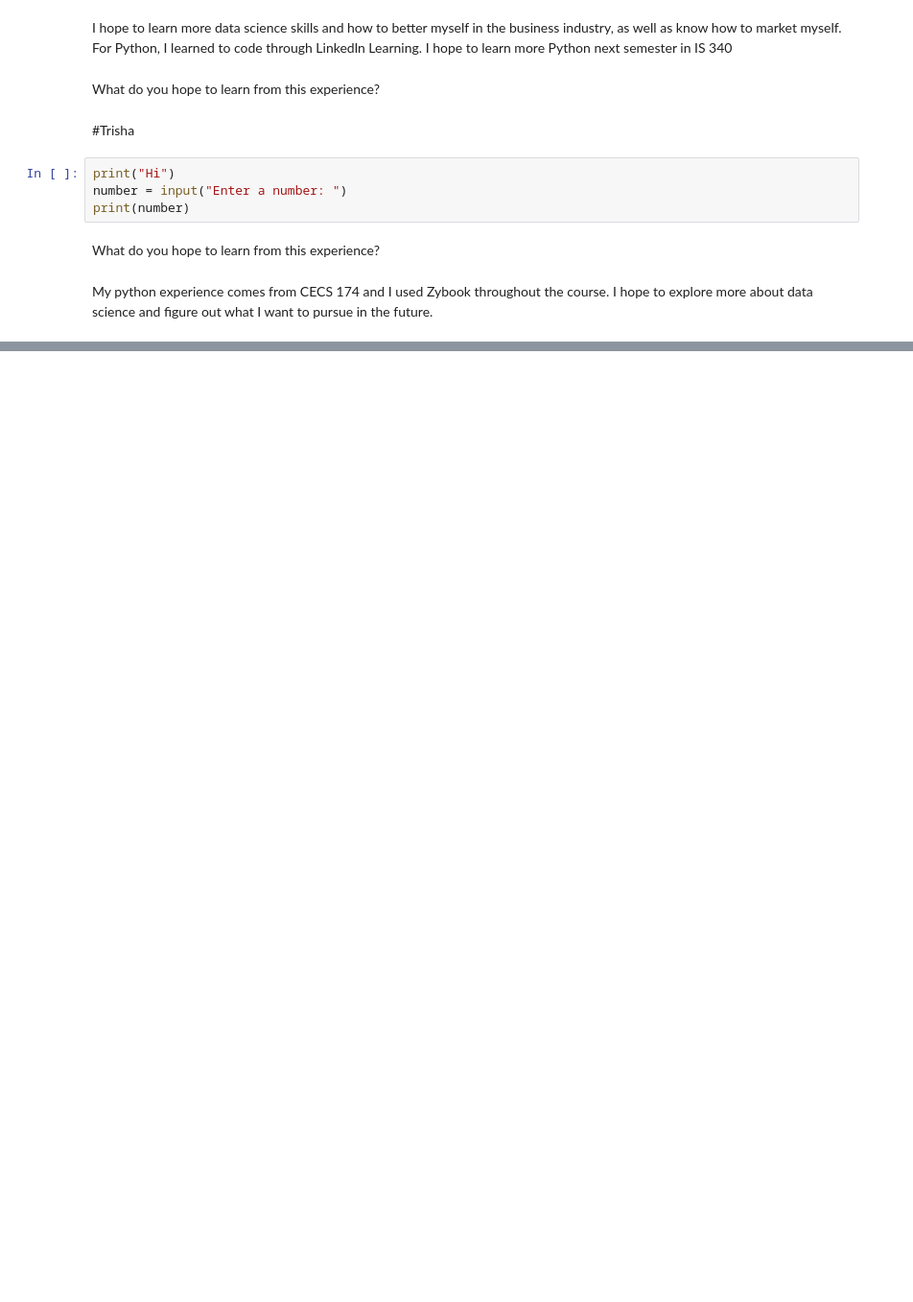
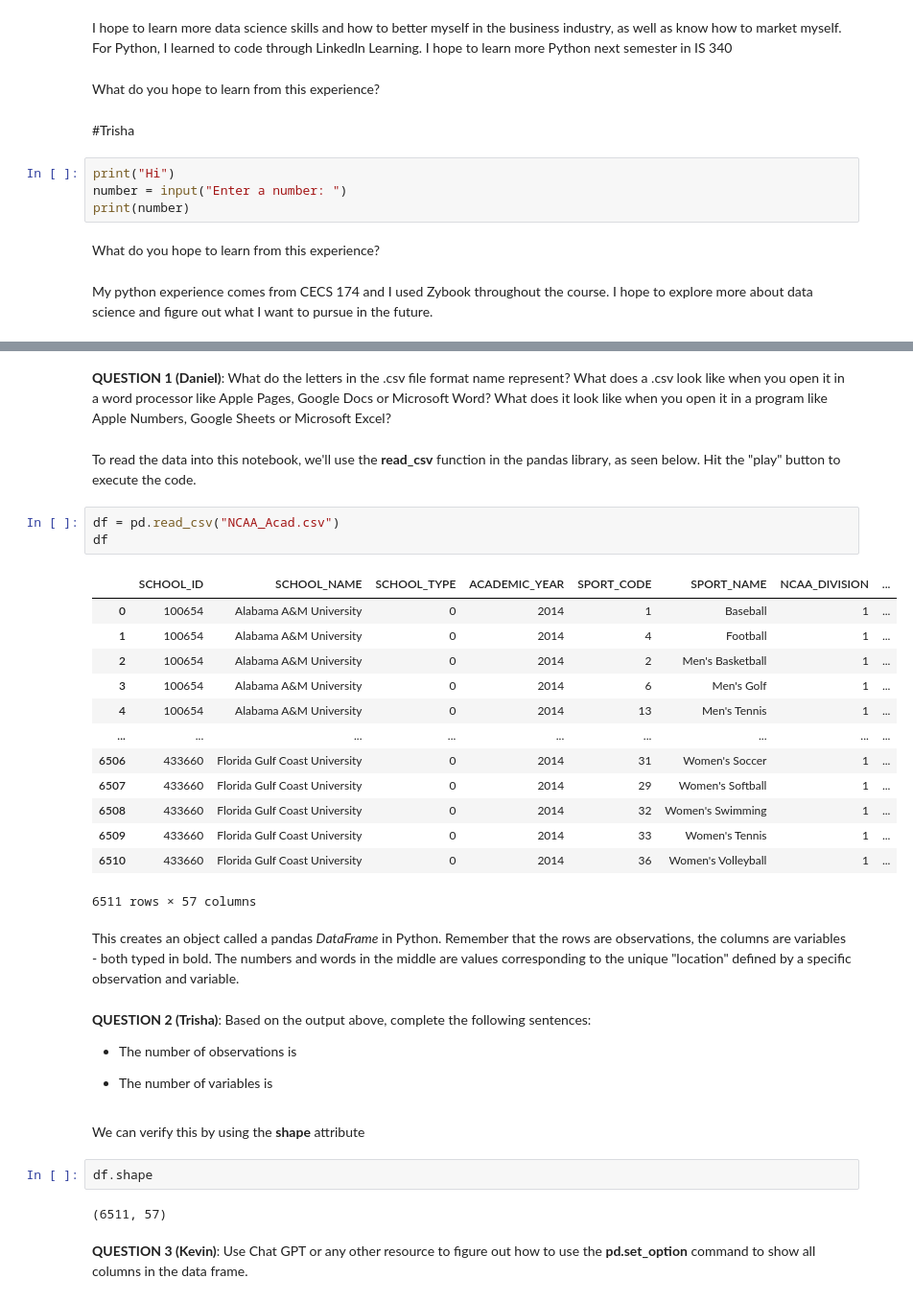
Before and after one commit to ksuaray/F23_697LAEP, a Jupyter notebook: STAT_697_+_LAEP_F23_Group_Notebook.ipynb, the cells around one changed output, grey strips where cells are left out. Shown: that part at 96% size. Drawn from its saved outputs; the diff is of its cells as text; blank space fills up the shorter version.

```diff
--- a/STAT_697_+_LAEP_F23_Group_Notebook.ipynb
+++ b/STAT_697_+_LAEP_F23_Group_Notebook.ipynb
@@ -50,0 +65,36 @@ My python experience comes from CECS 174 and I used Zybook throughout the course
+# %% [markdown]
+**QUESTION 1 (Daniel)**: What do the letters in the .csv file format name represent? What does a .csv look like when you open it in a word processor like Apple Pages, Google Docs or Microsoft Word? What does it look like when you open it in a program like Apple Numbers, Google Sheets or Microsoft Excel?
+# %% [markdown]
+To read the data into this notebook, we'll use the **read_csv** function in the pandas library, as seen below. Hit the "play" button to execute the code.
+# %%
+df = pd.read_csv("NCAA_Acad.csv")
+df
+# %% [output]
+|  | SCHOOL_ID | SCHOOL_NAME | SCHOOL_TYPE | ACADEMIC_YEAR | SPORT_CODE | SPORT_NAME | NCAA_DIVISION | ... |
+| 0 | 100654 | Alabama A&M University | 0 | 2014 | 1 | Baseball | 1 | ... |
+| 1 | 100654 | Alabama A&M University | 0 | 2014 | 4 | Football | 1 | ... |
+| 2 | 100654 | Alabama A&M University | 0 | 2014 | 2 | Men's Basketball | 1 | ... |
+| 3 | 100654 | Alabama A&M University | 0 | 2014 | 6 | Men's Golf | 1 | ... |
+| 4 | 100654 | Alabama A&M University | 0 | 2014 | 13 | Men's Tennis | 1 | ... |
+| ... | ... | ... | ... | ... | ... | ... | ... | ... |
+| 6506 | 433660 | Florida Gulf Coast University | 0 | 2014 | 31 | Women's Soccer | 1 | ... |
+| 6507 | 433660 | Florida Gulf Coast University | 0 | 2014 | 29 | Women's Softball | 1 | ... |
+| 6508 | 433660 | Florida Gulf Coast University | 0 | 2014 | 32 | Women's Swimming | 1 | ... |
+| 6509 | 433660 | Florida Gulf Coast University | 0 | 2014 | 33 | Women's Tennis | 1 | ... |
+| 6510 | 433660 | Florida Gulf Coast University | 0 | 2014 | 36 | Women's Volleyball | 1 | ... |
+6511 rows × 57 columns
+# %% [markdown]
+This creates an object called a pandas *DataFrame* in Python. Remember that the rows are observations, the columns are variables - both typed in bold. The numbers and words in the middle are values corresponding to the unique "location" defined by a specific observation and variable.
+# %% [markdown]
+**QUESTION 2 (Trisha)**: Based on the output above, complete the following sentences:
+* The number of observations is
+
+* The number of variables is
+# %% [markdown]
+We can verify this by using the **shape** attribute
+# %%
+df.shape
+# %% [output]
+(6511, 57)
+# %% [markdown]
+**QUESTION 3 (Kevin)**: Use Chat GPT or any other resource to figure out how to use the **pd.set_option** command to show all columns in the data frame.
```
Also changed, not shown: parts of 17 cells of this notebook.
